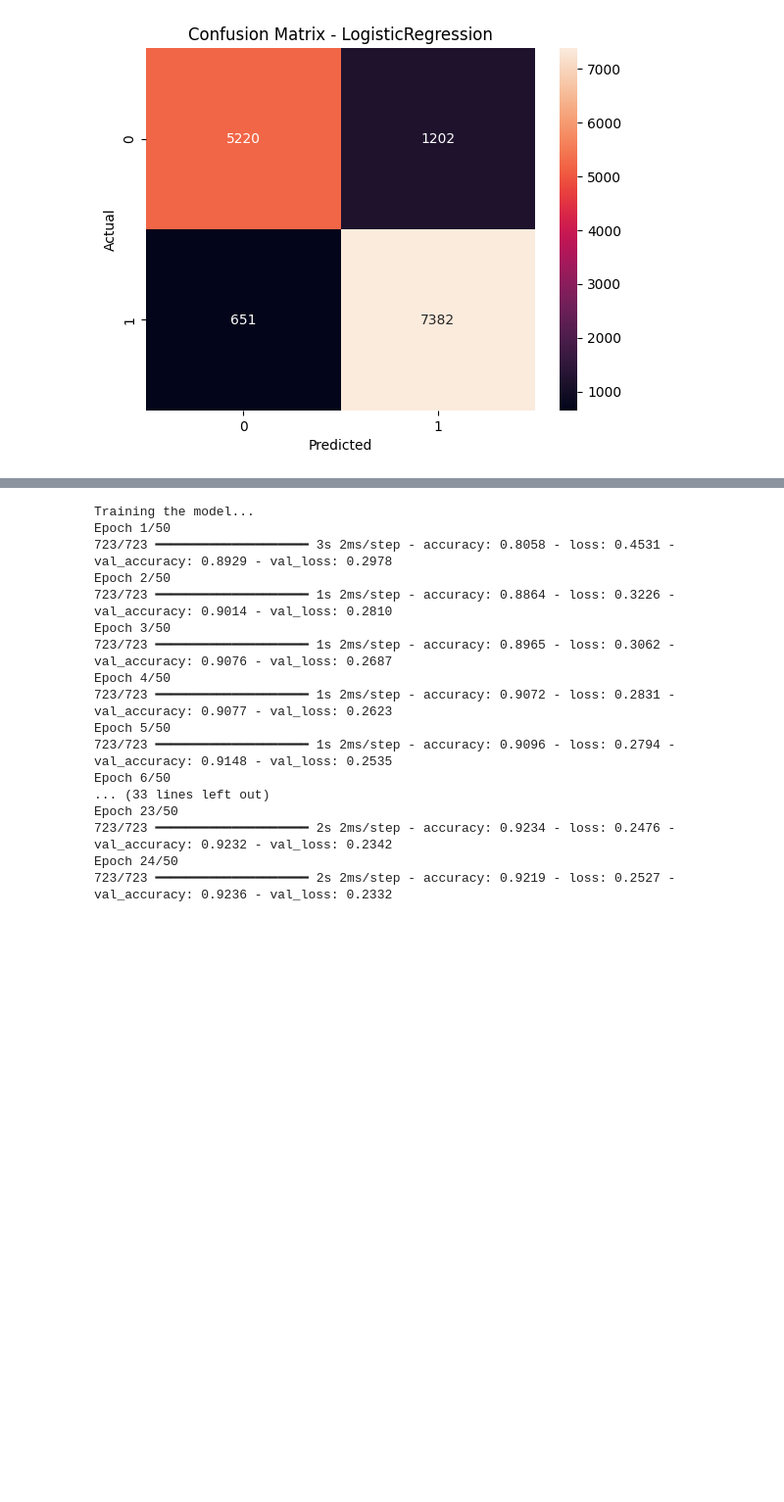
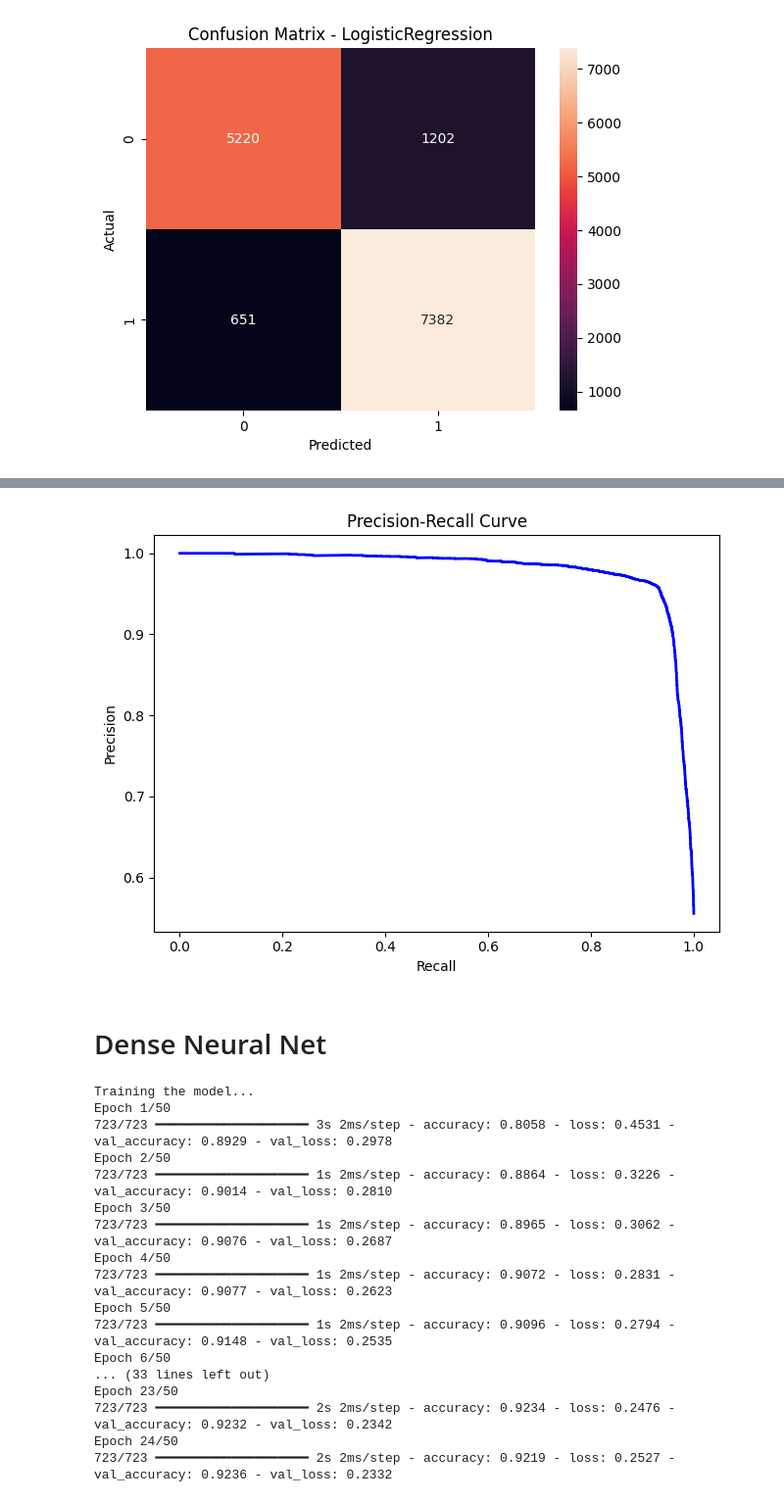
Before and after one commit to rafalradx/churn-shield, a Jupyter notebook: notebooks/project.ipynb, the cells around one changed output, grey strips where cells are left out. Shown: that part at 98% size. Drawn from its saved outputs; the diff is of its cells as text; code cells hidden in the pictures; blank space fills up the shorter version.

```diff
--- a/notebooks/project.ipynb
+++ b/notebooks/project.ipynb
@@ -246,3 +314,17 @@ F1 Score: 0.89
+# %%
+plt.figure(figsize=(12.5, 5))
+plt.subplot(1, 2, 2)
+plt.plot(recall, precision, color='blue', lw=2)
+plt.xlabel('Recall')
+plt.ylabel('Precision')
+plt.title('Precision-Recall Curve')
+
+plt.tight_layout()
+plt.show()
+# %% [output]
+[figure, added]
+# %% [markdown]
+# Dense Neural Net
 # %%
 features_num = X_train.shape[1]
 # %%
```
Also changed, not shown: parts of 6 cells of this notebook.
